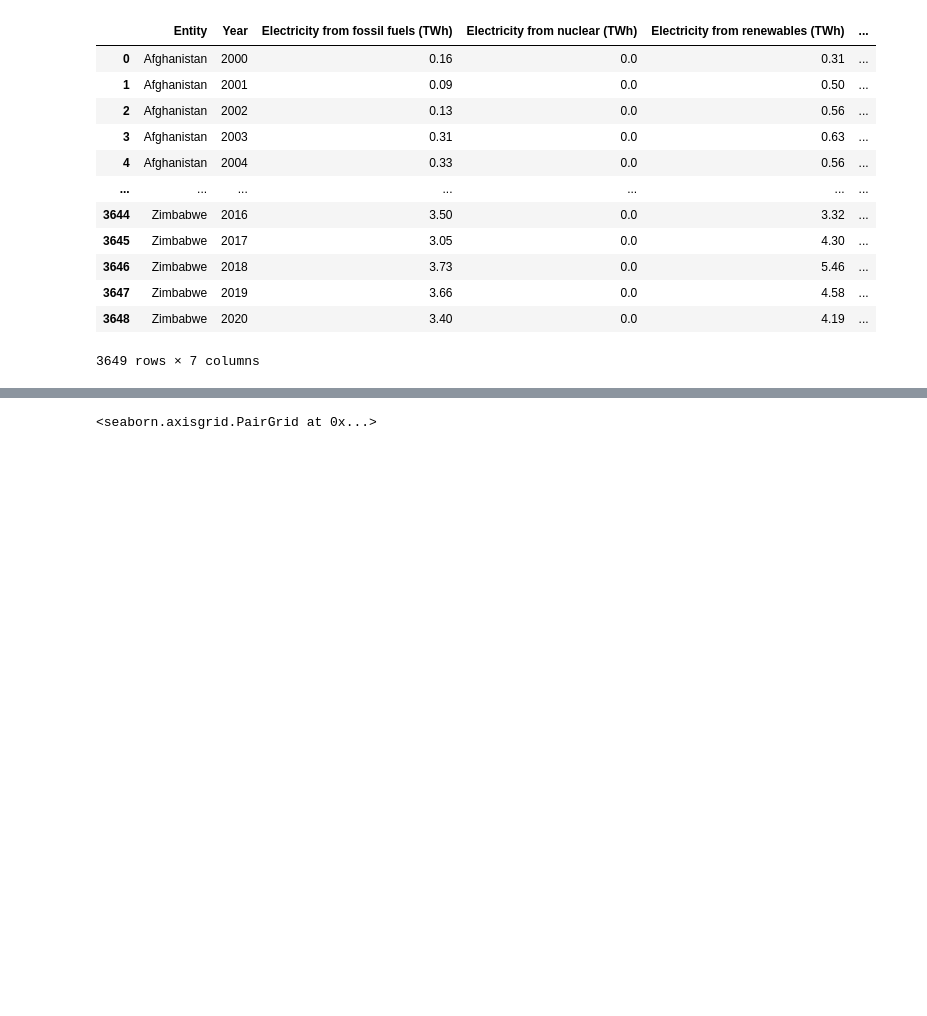
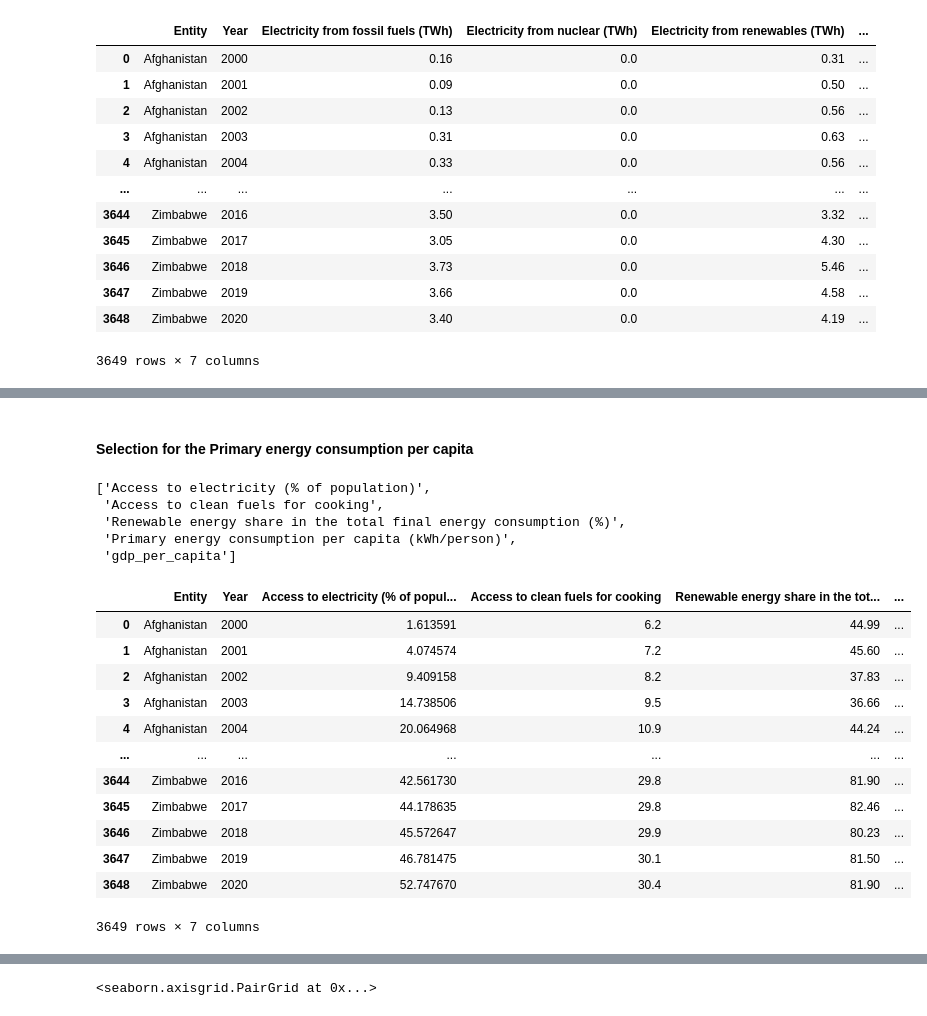
Before and after one commit to lethib/ME_8803_final_project, a Jupyter notebook: EDA/dataset_sampling.ipynb, the cells around one changed output, grey strips where cells are left out. Saved outputs shown, nothing was run; the diff lists cells and outputs as text; code cells hidden in the pictures; blank space fills up the shorter version.

```diff
--- a/EDA/dataset_sampling.ipynb
+++ b/EDA/dataset_sampling.ipynb
@@ -70,0 +91,28 @@ df_co2
+# %% [markdown]
+#### Selection for the Primary energy consumption per capita
+# %%
+pe_cols_to_keep = [column for column in corr_matrix.columns if abs(corr_matrix.loc['Primary energy consumption per capita (kWh/person)', column]) > 0.4]
+pe_cols_to_keep
+# %% [output]
+['Access to electricity (% of population)',
+ 'Access to clean fuels for cooking',
+ 'Renewable energy share in the total final energy consumption (%)',
+ 'Primary energy consumption per capita (kWh/person)',
+ 'gdp_per_capita']
+# %%
+df_pe = df[['Entity', 'Year'] + pe_cols_to_keep]
+df_pe
+# %% [output]
+|  | Entity | Year | Access to electricity (% of popul... | Access to clean fuels for cooking | Renewable energy share in the tot... | ... |
+| 0 | Afghanistan | 2000 | 1.613591 | 6.2 | 44.99 | ... |
+| 1 | Afghanistan | 2001 | 4.074574 | 7.2 | 45.60 | ... |
+| 2 | Afghanistan | 2002 | 9.409158 | 8.2 | 37.83 | ... |
+| 3 | Afghanistan | 2003 | 14.738506 | 9.5 | 36.66 | ... |
+| 4 | Afghanistan | 2004 | 20.064968 | 10.9 | 44.24 | ... |
+| ... | ... | ... | ... | ... | ... | ... |
+| 3644 | Zimbabwe | 2016 | 42.561730 | 29.8 | 81.90 | ... |
+| 3645 | Zimbabwe | 2017 | 44.178635 | 29.8 | 82.46 | ... |
+| 3646 | Zimbabwe | 2018 | 45.572647 | 29.9 | 80.23 | ... |
+| 3647 | Zimbabwe | 2019 | 46.781475 | 30.1 | 81.50 | ... |
+| 3648 | Zimbabwe | 2020 | 52.747670 | 30.4 | 81.90 | ... |
+3649 rows × 7 columns
```
Also changed, not shown: parts of 32 cells of this notebook.
